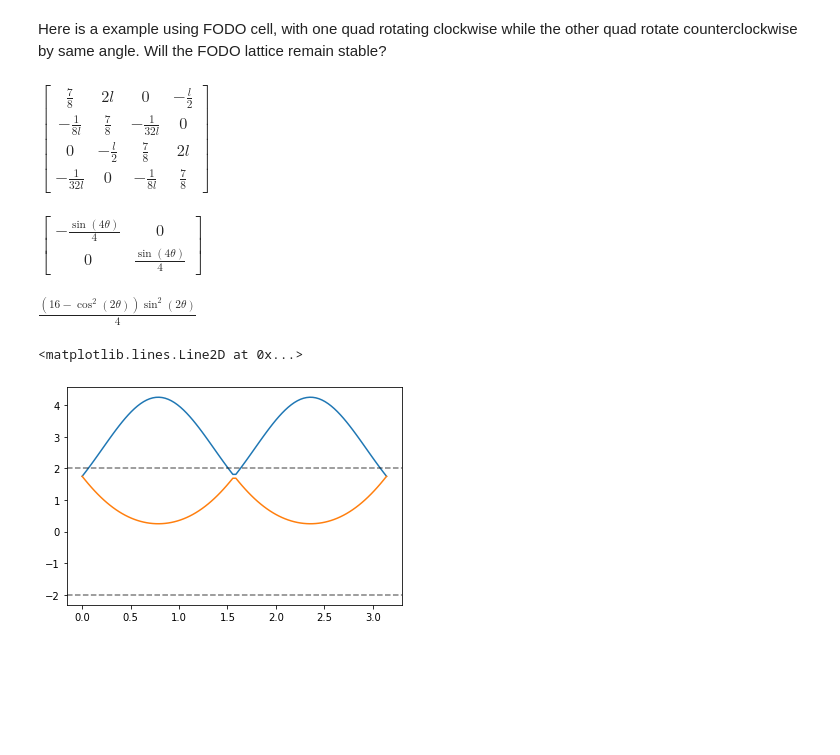
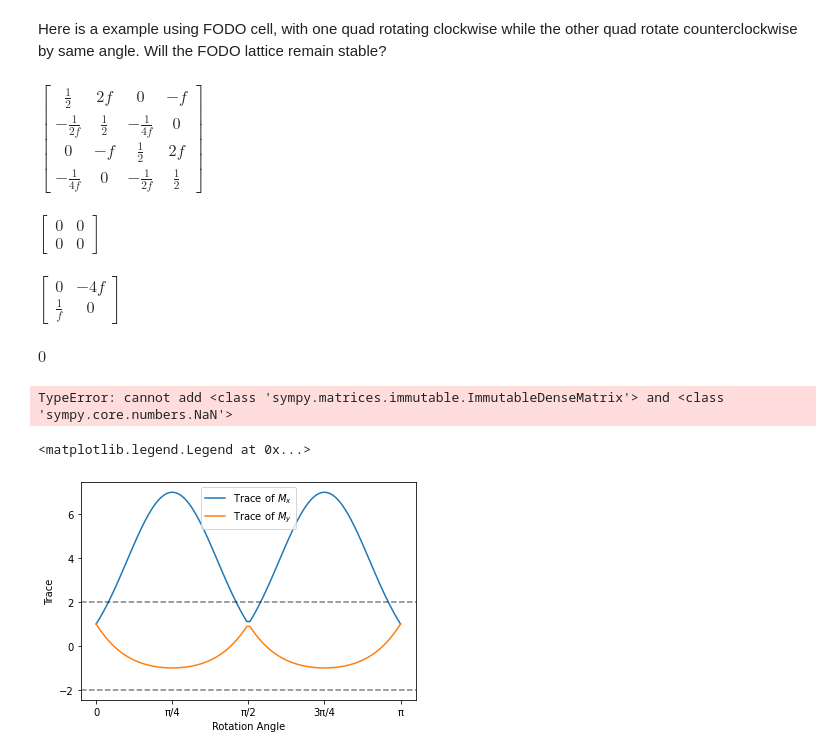
Before and after one commit to yuehao/AP_course_materials, a Jupyter notebook: linear_transverse_coupling/linear_transverse_coupling.ipynb, the cells around one changed output. Cells and saved outputs as stored; diff of their text form; code cells hidden in the pictures; blank space fills up the shorter version.

```diff
--- a/linear_transverse_coupling/linear_transverse_coupling.ipynb
+++ b/linear_transverse_coupling/linear_transverse_coupling.ipynb
@@ -481,15 +527,15 @@ def np_symp_conj_2by2(m):
 
 f=sp.symbols("f")
 l=sp.symbols("l")
-f=2*l
+l=f
 rotang=sp.symbols(r"\theta")
 s4=smat(4)
-FODO_rot=(quad4d(-2*f, sp.pi/4+rotang)*drift4d(l)*quad4d(f,sp.pi/4-rotang)*drift4d(l)*quad4d(-2*f, sp.pi/4+rotang))
+FODO_rot=(quad4d(-2*f, sp.pi/4+rotang)*drift4d(l)*quad4d(f,sp.pi/4+rotang)*drift4d(l)*quad4d(-2*f, sp.pi/4+rotang))
+#FODO_rot=(drift4d(l)*quad4d(f,0*sp.pi/4+rotang)*drift4d(l)*quad4d(-f, 0*sp.pi/4+rotang))
 sp.simplify(FODO_rot.subs(rotang, 0))
 # %% [output]
-$\displaystyle \left[\begin{matrix}\frac{7}{8} & 2 l & 0 & - \frac{l}{2}\\- \frac{1}{8 l} & \frac{7}{8} & - \frac{1}{32 l} & 0\\0 & - \frac{l}{2} & \frac{7}{8} & 2 l\\- \frac{1}{32 l} & 0 & - \frac{1}{8 l} & \frac{7}{8}\end{matrix}\right]$
+$\displaystyle \left[\begin{matrix}\frac{1}{2} & 2 f & 0 & - f\\- \frac{1}{2 f} & \frac{1}{2} & - \frac{1}{4 f} & 0\\0 & - f & \frac{1}{2} & 2 f\\- \frac{1}{4 f} & 0 & - \frac{1}{2 f} & \frac{1}{2}\end{matrix}\right]$
 # %%
-
 A=FODO_rot[0:2,0:2]
 C=FODO_rot[2:,0:2]
 B=FODO_rot[0:2,2:]
@@ -499,6 +545,7 @@ D=FODO_rot[2:,2:]
 bbarc=symp_conj_2by2(B)+C
 
 display(sp.simplify(bbarc))
+display(sp.simplify(symp_conj_2by2(A)-D))
 
 xi=sp.simplify(2*B.det()+sp.trace(B*C))
 lbd=sp.simplify((sp.trace(A)-sp.trace(D))/2)
@@ -507,33 +554,38 @@ display(sp.simplify(delta))
 
 k_ov_alpha=(lbd-sp.sqrt(delta))/xi
 M_x=A-k_ov_alpha*(B.det()*sp.eye(2)+B*C)
+M_y=D-k_ov_alpha*(B.det()*sp.eye(2)+C*B)
 
-
-#FODOmap=np.array(FODO_rot.subs(rotang, -np.pi/50).subs(l,1).evalf(),dtype=np.float64)
-#A=FODOmap[0:2,0:2]
-#C=FODOmap[2:,0:2]
-#B=FODOmap[0:2,2:]
-#D=FODOmap[2:,2:]
 trm1=(sp.trace(A)+sp.trace(D))/2+sp.sqrt(delta)
 trm2=(sp.trace(A)+sp.trace(D))/2-sp.sqrt(delta)
+#display(sp.simplify(trm1))
+#display(sp.simplify(trm2))
+#display(sp.simplify(M_x[0,1]))
+#display(sp.simplify(M_y[0,1]))
 # %% [output]
-$\displaystyle \left[\begin{matrix}- \frac{\sin{\left(4 \theta \right)}}{4} & 0\\0 & \frac{\sin{\left(4 \theta \right)}}{4}\end{matrix}\right]$
+$\displaystyle \left[\begin{matrix}0 & 0\\0 & 0\end{matrix}\right]$
-$\displaystyle \frac{\left(16 - \cos^{2}{\left(2 \theta \right)}\right) \sin^{2}{\left(2 \theta \right)}}{4}$
+$\displaystyle \left[\begin{matrix}0 & - 4 f\\\frac{1}{f} & 0\end{matrix}\right]$
+$\displaystyle 0$
+TypeError: cannot add <class 'sympy.matrices.immutable.ImmutableDenseMatrix'> and <class 'sympy.core.numbers.NaN'>
 # %%
 import numpy as np
 import matplotlib.pyplot as plt
 
 ftrm1=sp.lambdify(rotang, trm1)
 ftrm2=sp.lambdify(rotang, trm2)
 
 ang=np.linspace(0,np.pi, 100)
 tracex=ftrm1(ang)
 tracey=ftrm2(ang)
 fig,ax=plt.subplots()
-ax.plot(ang, tracex)
-ax.plot(ang, tracey)
-ax.axhline(2, ls='--', color='k',alpha=0.5)
-ax.axhline(-2, ls='--', color='k',alpha=0.5)
+ax.plot(ang, tracex, label=r'Trace of $M_x$')
+ax.plot(ang, tracey, label=r'Trace of $M_y$')
+plt.xticks(np.linspace(0, np.pi, 5), ['0','π/4','π/2','3π/4','π'])
+ax.axhline(2, ls='--', color='k',alpha=0.5, )
+ax.axhline(-2, ls='--', color='k',alpha=0.5,)
+ax.set_xlabel("Rotation Angle")
+ax.set_ylabel("Trace")
+ax.legend(loc='best')
 # %% [output]
-<matplotlib.lines.Line2D at 0x...>
+<matplotlib.legend.Legend at 0x...>
-[figure, old version]
+[figure, new version]
```
Also changed, not shown: parts of 6 cells of this notebook, 30 other files.
